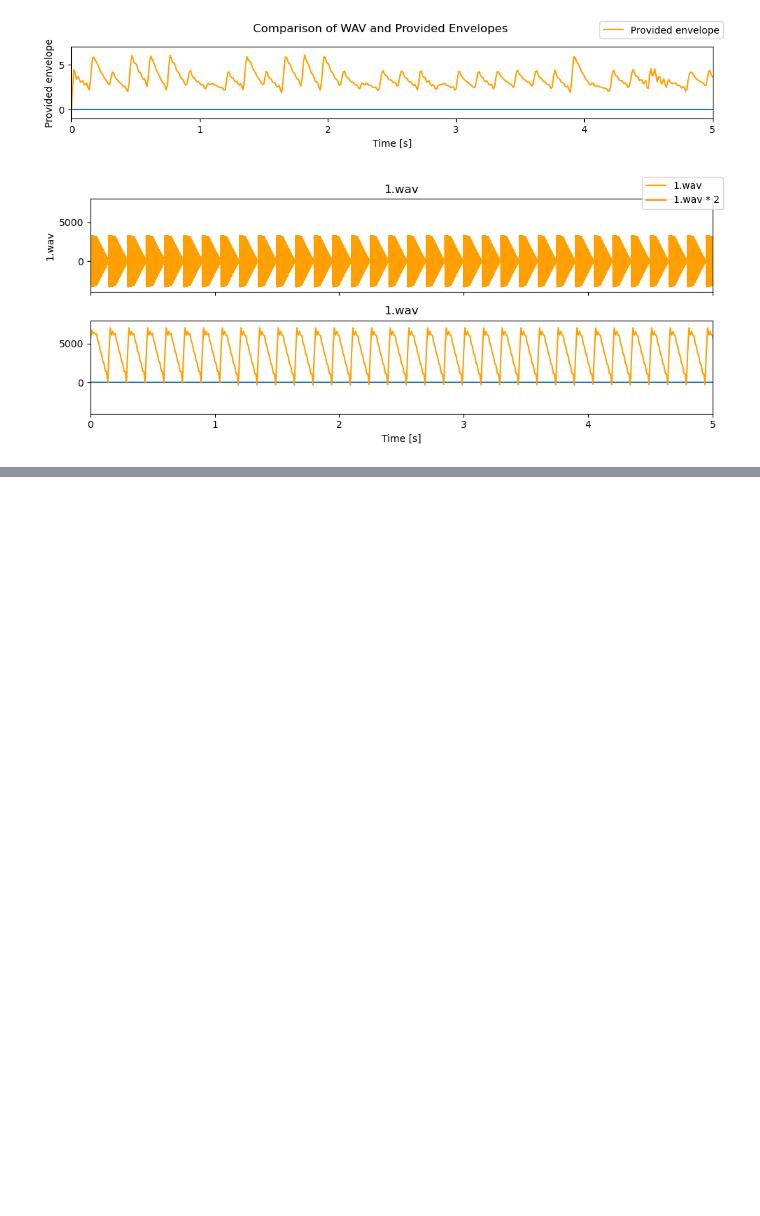
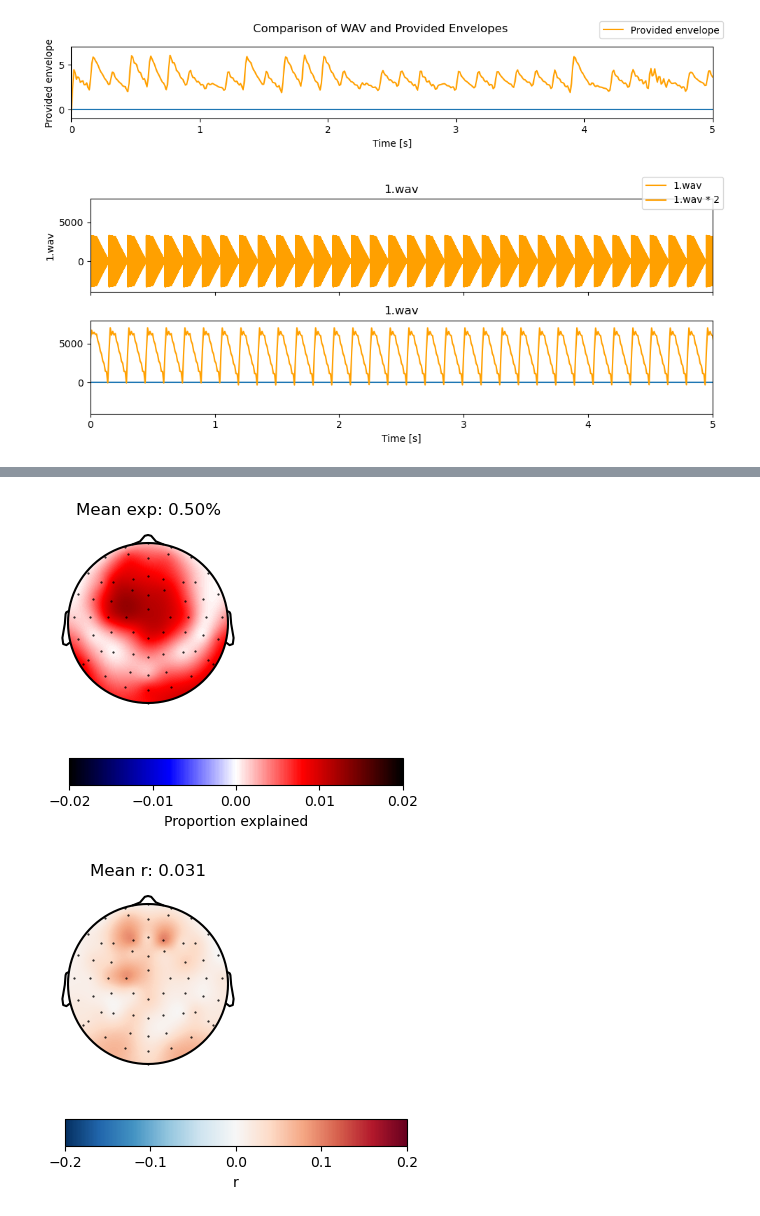
Before and after one commit to pereiraa10/musical-surprisal, a Jupyter notebook: TRF/TRF_encoding.ipynb, the cells around one changed output, grey strips where cells are left out. Saved outputs shown, nothing was run; the diff lists cells and outputs as text; code cells hidden in the pictures; blank space fills up the shorter version.

```diff
--- a/TRF/TRF_encoding.ipynb
+++ b/TRF/TRF_encoding.ipynb
@@ -585,4 +361,0 @@ events
-# %%
-# Extract the stimulus duration (in seconds) from the envelopes
-events['duration2'] = eelbrain.Var([envelope.time.tstop for envelope in events['envelope']])
-events
@@ -609,0 +362,17 @@ p = eelbrain.plot.TopoArray(trf.trf.h, t=[0.150, 0.350, 0.500], w=6, h=4, clip='
+# %%
+# Estimate the predicted power
+trf_cv = eelbrain.boosting('eeg', 'envelope', -0.150, 0.750, data=events, basis=0.050, partitions=4, test=True, error='l1')
+# %%
+# Plot the predictive power across sensors, including the average across all sensors in each figure title
+title = f"Mean exp: {trf_cv.proportion_explained.mean('sensor'):.2%}"
+p = eelbrain.plot.Topomap(trf_cv.proportion_explained, clip='circle', title=title)
+pcb = p.plot_colorbar('Proportion explained')
+
+title = f"Mean r: {trf_cv.r.mean('sensor'):.2}"
+p = eelbrain.plot.Topomap(trf_cv.r, clip='circle', title=title)
+pcb = p.plot_colorbar()
+# %% [output]
+[figure, added]
+[figure, added]
+[figure, added]
+[figure, added]
```
Also changed, not shown: parts of 37 cells of this notebook, 3 other files.
